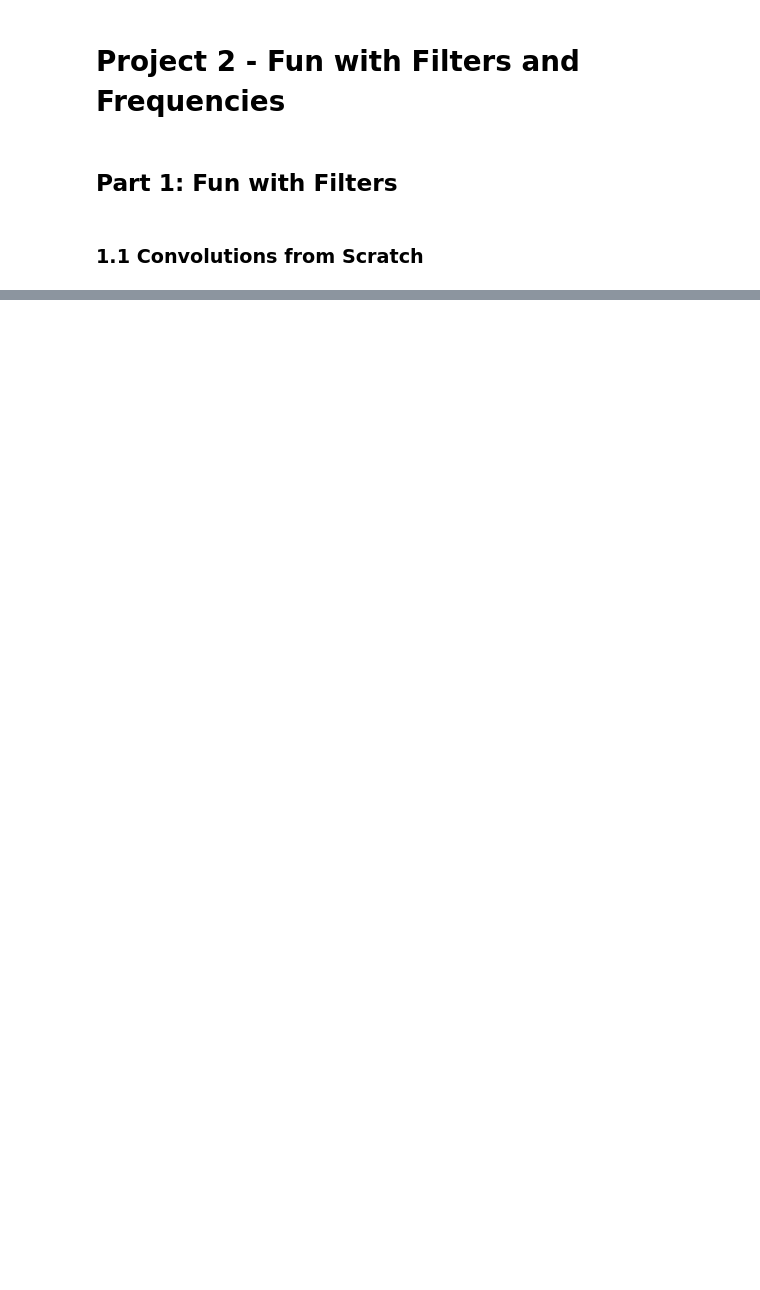
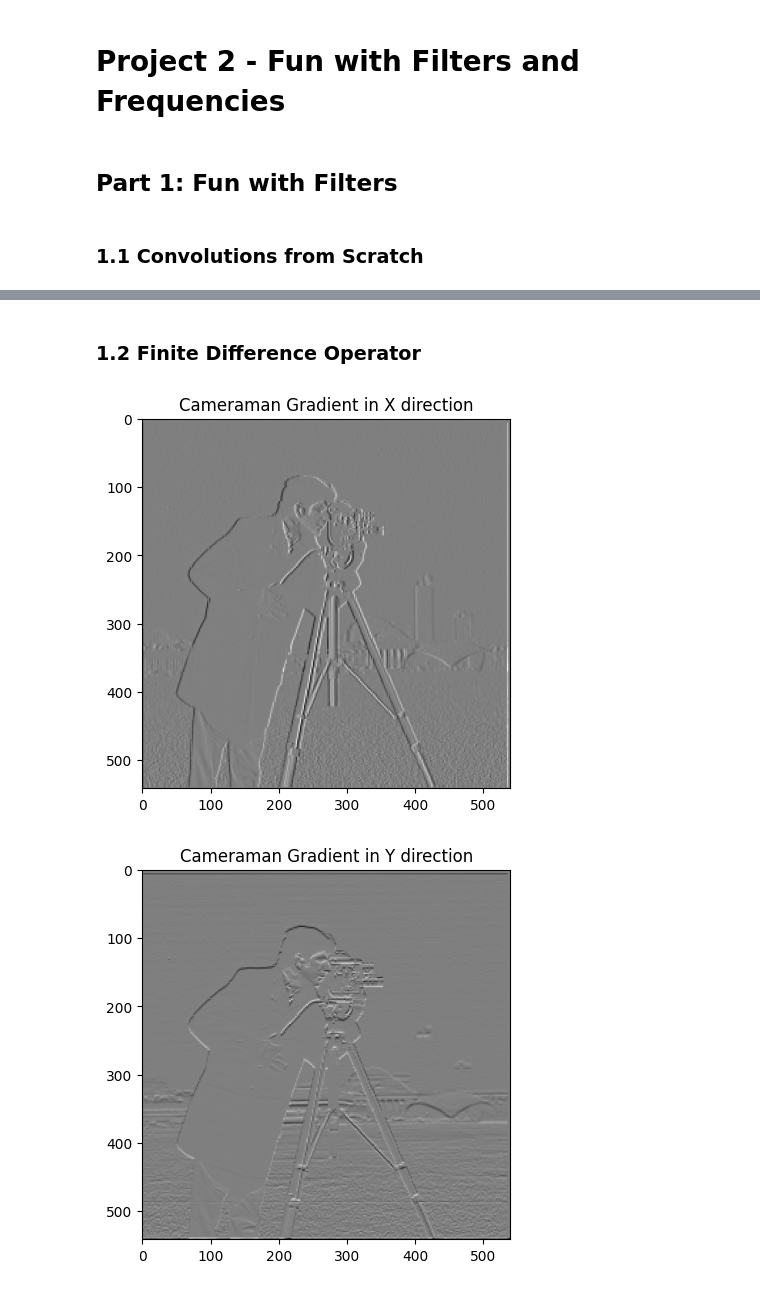
Before and after one commit to sz12433/sz12433.github.io, a Jupyter notebook: proj2/code/main.ipynb, the cells around one changed output, grey strips where cells are left out. Saved outputs shown, nothing was run; the diff lists cells and outputs as text; code cells hidden in the pictures; blank space fills up the shorter version.

```diff
--- a/proj2/code/main.ipynb
+++ b/proj2/code/main.ipynb
@@ -124,0 +148,25 @@ skio.imsave('output/grad_y.png', img_as_ubyte(np.clip(np.abs(grad_y), 0, 1)))
+# %% [markdown]
+### 1.2 Finite Difference Operator
+# %%
+# finite different operator convolution of cameraman image
+img = skio.imread('pics/cameraman.png', as_gray = True) # still waiting for image??
+img = sk.img_as_float(img) # convert to float
+cameraman_x = conv2(img, dx)
+camerman_y = conv2(img, dy)
+
+# show results with plt
+plt.imshow(cameraman_x, cmap = 'gray')
+plt.title('Cameraman Gradient in X direction')
+# plt.savefig('output/plt_x.png')
+plt.show()
+
+plt.imshow(camerman_y, cmap = 'gray')
+plt.title('Cameraman Gradient in Y direction')
+# plt.savefig('output/plt_y.png')
+plt.show()
+
+# skio.imsave('output/cameraman_x.png', img_as_ubyte(np.clip(np.abs(cameraman_x), 0, 1)))
+# skio.imsave('output/cameraman_y.png', img_as_ubyte(np.clip(np.abs(camerman_y), 0, 1)))
+# %% [output]
+[figure, added]
+[figure, added]
```
Also changed, not shown: parts of 9 cells of this notebook, 6 other files.
